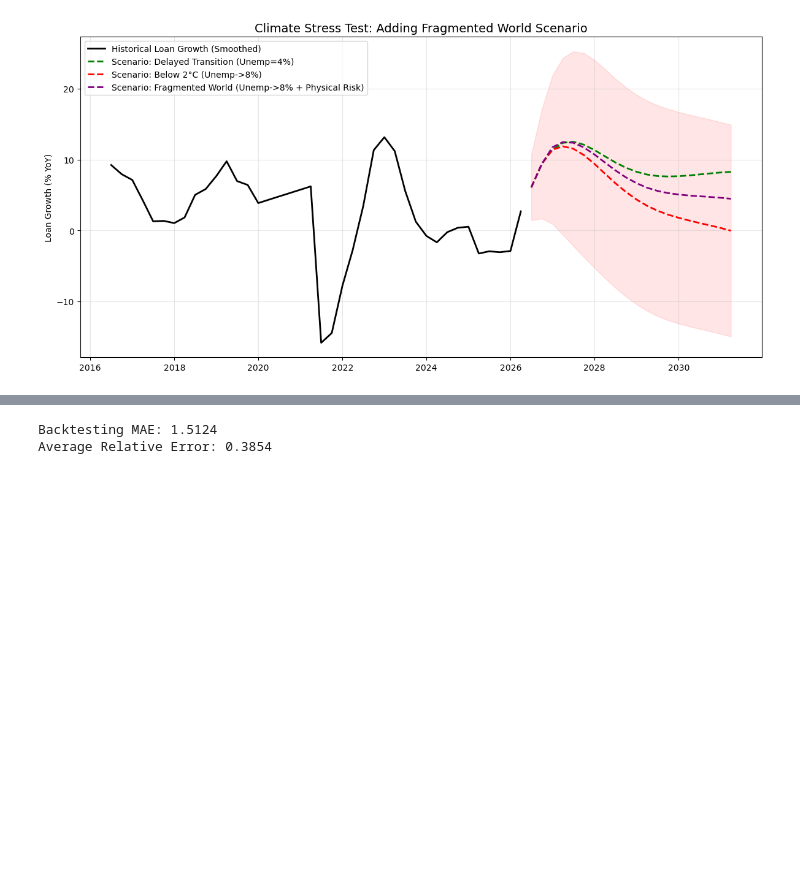
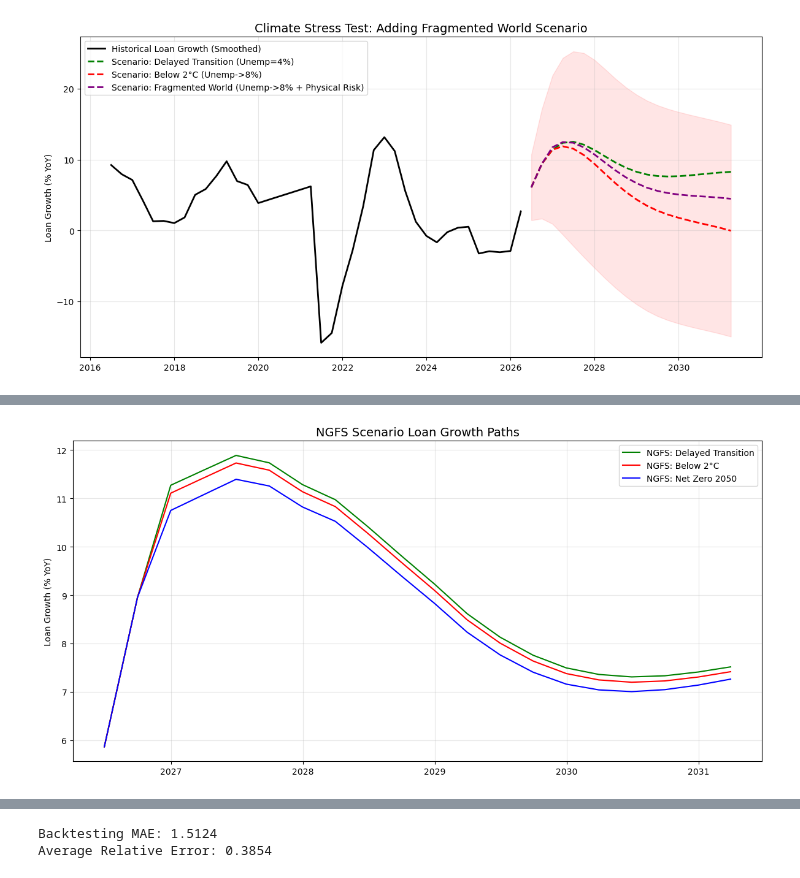
Before and after one commit to gpointd/ECON-522-Forecasting-Project, a Jupyter notebook: Climate Data/Climate Analysis.ipynb, the cells around one changed output, grey strips where cells are left out. Cells and saved outputs as stored; diff of their text form; code cells hidden in the pictures; blank space fills up the shorter version.

```diff
--- a/Climate Data/Climate Analysis.ipynb
+++ b/Climate Data/Climate Analysis.ipynb
@@ -447,0 +595,14 @@ plt.show()
+# %%
+## show the loan growth paths for each scenario to confirm they are different and make sense
+plt.figure(figsize=(12, 6))
+plt.plot(pred_delayed.index, pred_delayed, label='NGFS: Delayed Transition', color='green')
+plt.plot(pred_stress.index, pred_stress, label='NGFS: Below 2°C', color='red')
+plt.plot(p_nz.index, p_nz, label='NGFS: Net Zero 2050', color='blue')
+plt.title('NGFS Scenario Loan Growth Paths', fontsize=14)
+plt.ylabel('Loan Growth (% YoY)')
+plt.legend()
+plt.grid(True, alpha=0.3)
+plt.tight_layout()
+plt.show()
+# %% [output]
+[figure, added]
```
Also changed, not shown: parts of 9 cells of this notebook.
